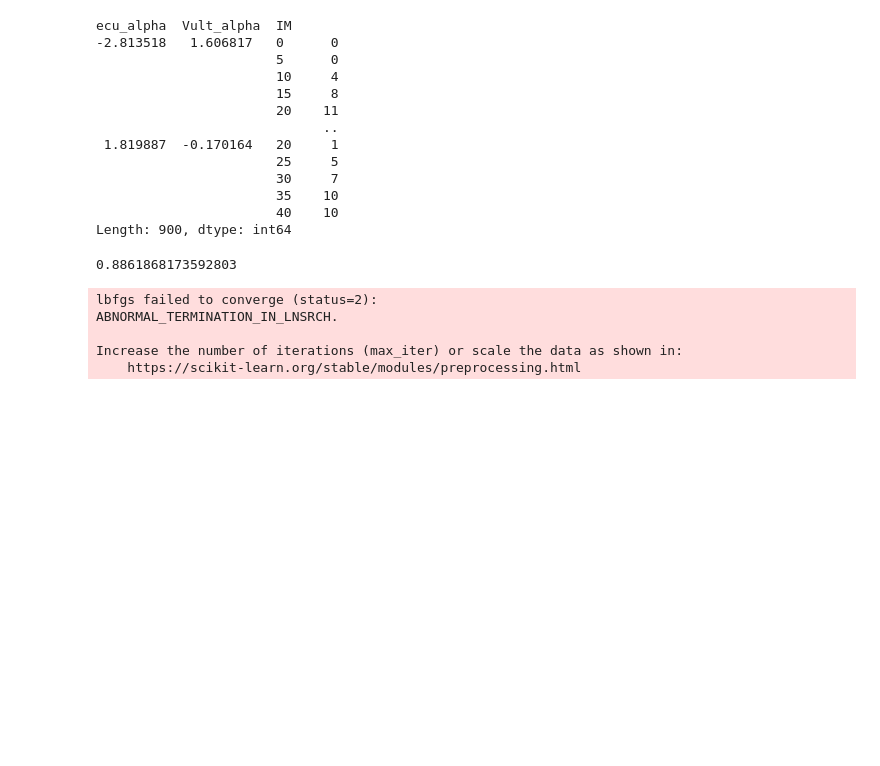
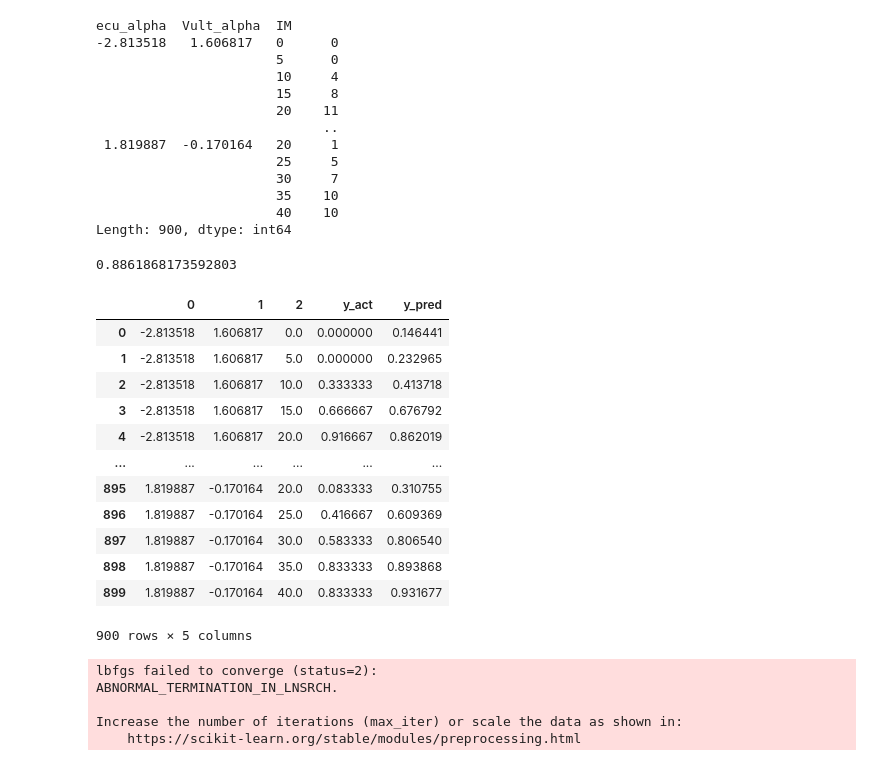
Before and after one commit to mtareqsoliman/msthesis, a Jupyter notebook: 2ANN_11132022.ipynb, the cells around one changed output. Cells and saved outputs as stored; diff of their text form; code cells hidden in the pictures; blank space fills up the shorter version.

```diff
--- a/2ANN_11132022.ipynb
+++ b/2ANN_11132022.ipynb
@@ -534,8 +543,22 @@ y_pred_m2 = (y_pred_m2 - np.min(y_pred_m2))/np.ptp(y_pred_m2)
 # %%
 result_table = pd.DataFrame(np.column_stack((x_1,x_2,x_3)))
 result_table['y_act'] = y_values/12
 result_table['y_pred']= y_pred_m2
-result_table.to_excel('sss.xlsx')
+result_table
+# %% [output]
+|  | 0 | 1 | 2 | y_act | y_pred |
+| 0 | -2.813518 | 1.606817 | 0.0 | 0.000000 | 0.146441 |
+| 1 | -2.813518 | 1.606817 | 5.0 | 0.000000 | 0.232965 |
+| 2 | -2.813518 | 1.606817 | 10.0 | 0.333333 | 0.413718 |
+| 3 | -2.813518 | 1.606817 | 15.0 | 0.666667 | 0.676792 |
+| 4 | -2.813518 | 1.606817 | 20.0 | 0.916667 | 0.862019 |
+| ... | ... | ... | ... | ... | ... |
+| 895 | 1.819887 | -0.170164 | 20.0 | 0.083333 | 0.310755 |
+| 896 | 1.819887 | -0.170164 | 25.0 | 0.416667 | 0.609369 |
+| 897 | 1.819887 | -0.170164 | 30.0 | 0.583333 | 0.806540 |
+| 898 | 1.819887 | -0.170164 | 35.0 | 0.833333 | 0.893868 |
+| 899 | 1.819887 | -0.170164 | 40.0 | 0.833333 | 0.931677 |
+900 rows × 5 columns
 # %%
 from sklearn.preprocessing import normalize
 
```
Also changed, not shown: parts of 4 cells of this notebook.
